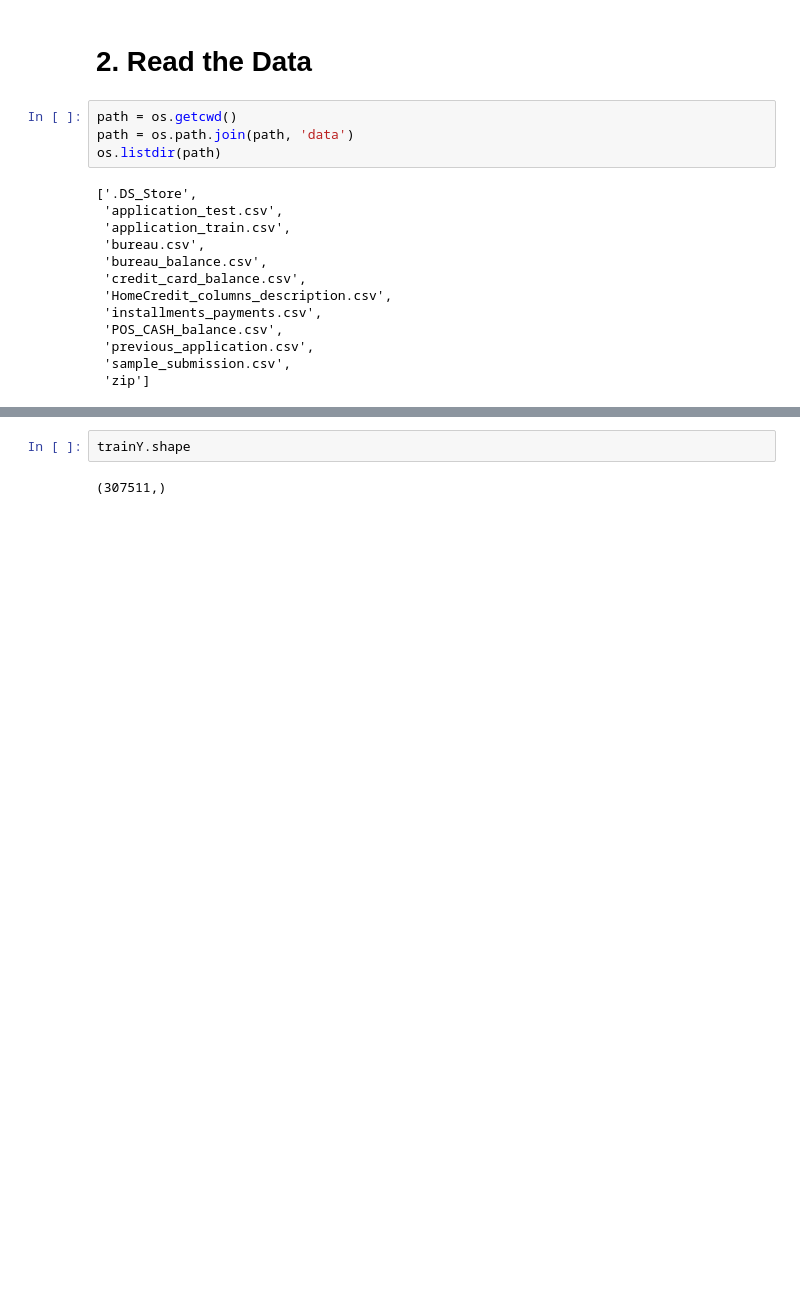
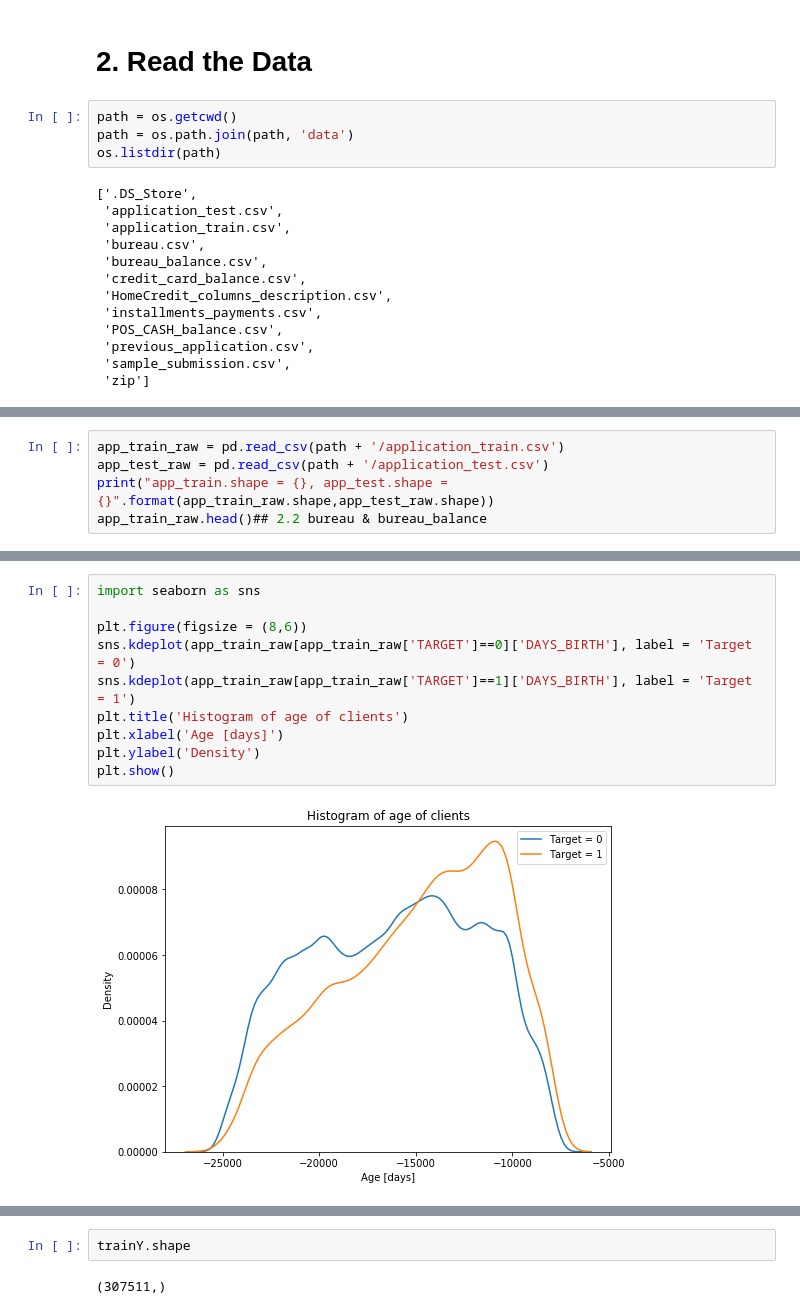
Before and after one commit to zhengrui315/Kaggle-Home-Credit-Default-Risk, a Jupyter notebook: Home Credit Default Risk.ipynb, the cells around one changed output, grey strips where cells are left out. Saved outputs shown, nothing was run; the diff lists cells and outputs as text; blank space fills up the shorter version.

```diff
--- a/Home Credit Default Risk.ipynb
+++ b/Home Credit Default Risk.ipynb
@@ -219,0 +112,5 @@ keep_attributes = train_missing[train_missing['Fraction'] < 30].drop('TARGET',ax
+# %%
+app_train_raw = pd.read_csv(path + '/application_train.csv')
+app_test_raw = pd.read_csv(path + '/application_test.csv')
+print("app_train.shape = {}, app_test.shape = {}".format(app_train_raw.shape,app_test_raw.shape))
+app_train_raw.head()## 2.2 bureau & bureau_balance
@@ -219,0 +157,12 @@ keep_attributes = train_missing[train_missing['Fraction'] < 30].drop('TARGET',ax
+# %%
+import seaborn as sns
+
+plt.figure(figsize = (8,6))
+sns.kdeplot(app_train_raw[app_train_raw['TARGET']==0]['DAYS_BIRTH'], label = 'Target = 0')
+sns.kdeplot(app_train_raw[app_train_raw['TARGET']==1]['DAYS_BIRTH'], label = 'Target = 1')
+plt.title('Histogram of age of clients')
+plt.xlabel('Age [days]')
+plt.ylabel('Density')
+plt.show()
+# %% [output]
+[figure, added]
```
Also changed, not shown: parts of 146 cells of this notebook, 1 other file.
